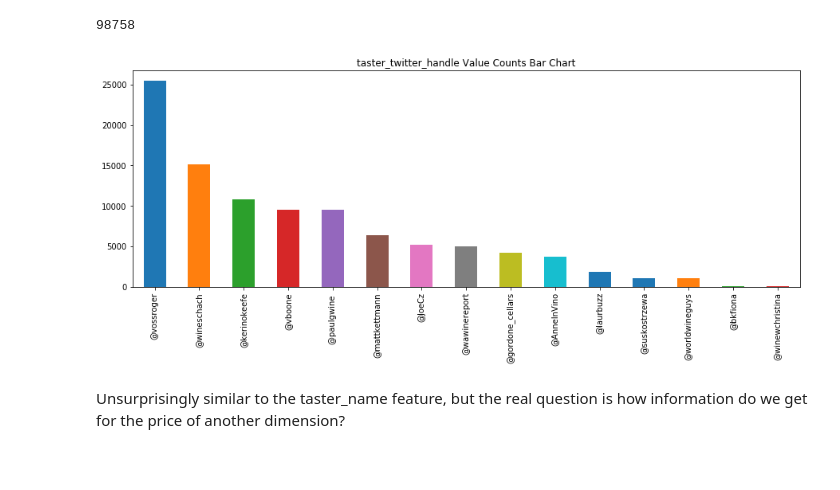
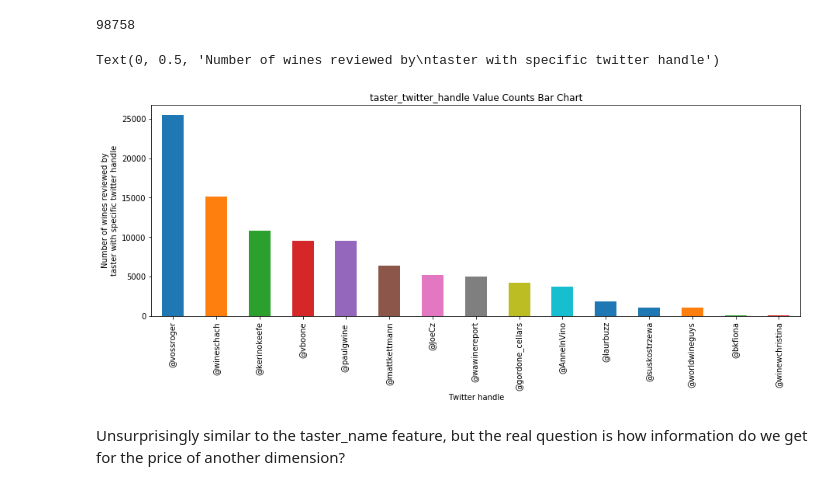
Before and after one commit to chorhatarahuduketuri/Wine-reviews, a Jupyter notebook: code/Wine Reviews EDA.ipynb, the cells around one changed output. Drawn from its saved outputs; the diff is of its cells as text; code cells hidden in the pictures; blank space fills up the shorter version.

```diff
--- a/code/Wine Reviews EDA.ipynb
+++ b/code/Wine Reviews EDA.ipynb
@@ -605,9 +623,13 @@ taster_twitter_handle_value_counts.sum()
 # %% [output]
 98758
 # %%
-taster_twitter_handle_value_counts.plot.bar(title='taster_twitter_handle Value Counts Bar Chart', figsize=(15,5));
+ax_11 = taster_twitter_handle_value_counts.plot.bar(title='taster_twitter_handle Value Counts Bar Chart', figsize=(15,5));
+
+ax_11.set_xlabel('Twitter handle');
+ax_11.set_ylabel('Number of wines reviewed by\ntaster with specific twitter handle')
 # %% [output]
+Text(0, 0.5, 'Number of wines reviewed by\ntaster with specific twitter handle')
-[figure, old version]
+[figure, new version]
 # %% [markdown]
 Unsurprisingly similar to the taster_name feature, but the real question is how information do we get for the price of another dimension?
 # %%
```
Also changed, not shown: parts of 17 cells of this notebook.
